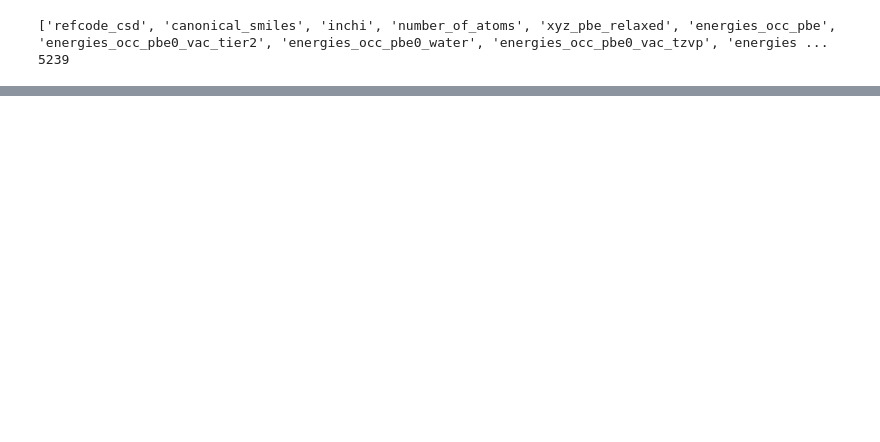
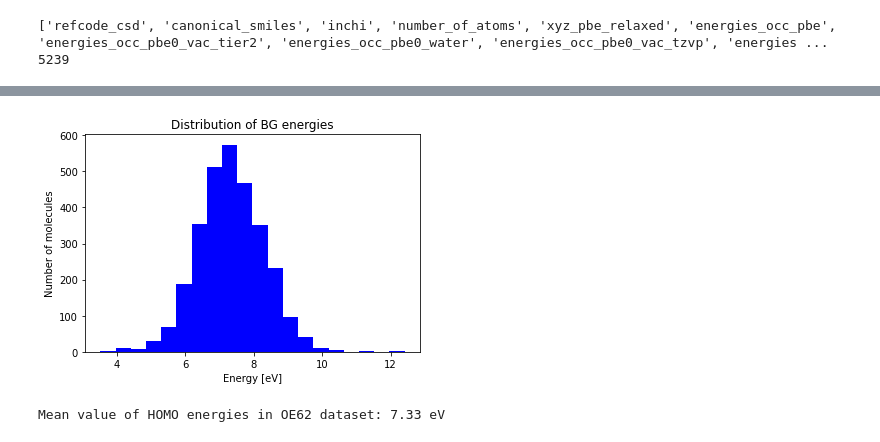
Before and after one commit to billalsohail/ML4MC, a Jupyter notebook: Coulomb_matrix_representation.ipynb, the cells around one changed output, grey strips where cells are left out. Cells and saved outputs as stored; diff of their text form; code cells hidden in the pictures; blank space fills up the shorter version.

```diff
--- a/Coulomb_matrix_representation.ipynb
+++ b/Coulomb_matrix_representation.ipynb
@@ -23,0 +42,30 @@ df = pd.read_json('/content/drive/MyDrive/ColabNotebooks/Data/df_5k.json', orien
+# %%
+!cp '/content/drive/MyDrive/ColabNotebooks/Data/helpers.py' .
+
+from helpers import get_level  # needs to go here as wont have been downloaded earlier in
+
+def xyz_to_atoms(xyz):
+    f = io.StringIO()
+    f.write(xyz)
+    f.seek(0)  # had to add this in otherwise wont return to start of file once read in
+    atoms = read(f, format="xyz")
+    return atoms
+
+print('Loading data...')
+df = pd.read_json('/content/drive/MyDrive/ColabNotebooks/Data/df_5k.json', orient='split')
+
+print('Generating `ase.Atoms` objects...')
+df['atoms'] = df['xyz_pbe_relaxed'].apply(xyz_to_atoms)
+
+print('Extracting HOMO, LUMO, BANDGAP from data...')
+df['HOMO'] = df.apply(lambda row: get_level(row, level_type='HOMO', subset='GOWO_at_PBE0_cbs'), axis=1)
+df['LUMO'] = df.apply(lambda row: get_level(row, level_type='LUMO', subset='GOWO_at_PBE0_cbs'), axis=1)
+df['BG'] = df['LUMO'] - df['HOMO']
+print('~ 2300 molecules do not have LUMO energy levels for this or any other `GOWO` level of theory.')
+
+print('Splitting data set...')
+train, test = train_test_split(df, test_size=0.2, random_state=20210817)
+train_atoms, test_atoms = train['atoms'].to_list(), test['atoms'].to_list()
+
+print('Data Processing Complete')
+print('#', '-'*119)
@@ -95,0 +153,12 @@ plt.show()
+# %%
+plt.hist(df['BG'].values, bins=20, density=False, facecolor='blue')
+plt.xlabel("Energy [eV]")
+plt.ylabel("Number of molecules")
+plt.title("Distribution of BG energies")
+plt.show()
+
+## mean value of distribution
+print("Mean value of HOMO energies in OE62 dataset: %0.2f eV" %np.mean(df['BG'].dropna().values))
+# %% [output]
+[figure, added]
+Mean value of HOMO energies in OE62 dataset: 7.33 eV
```
Also changed, not shown: parts of 12 cells of this notebook.
